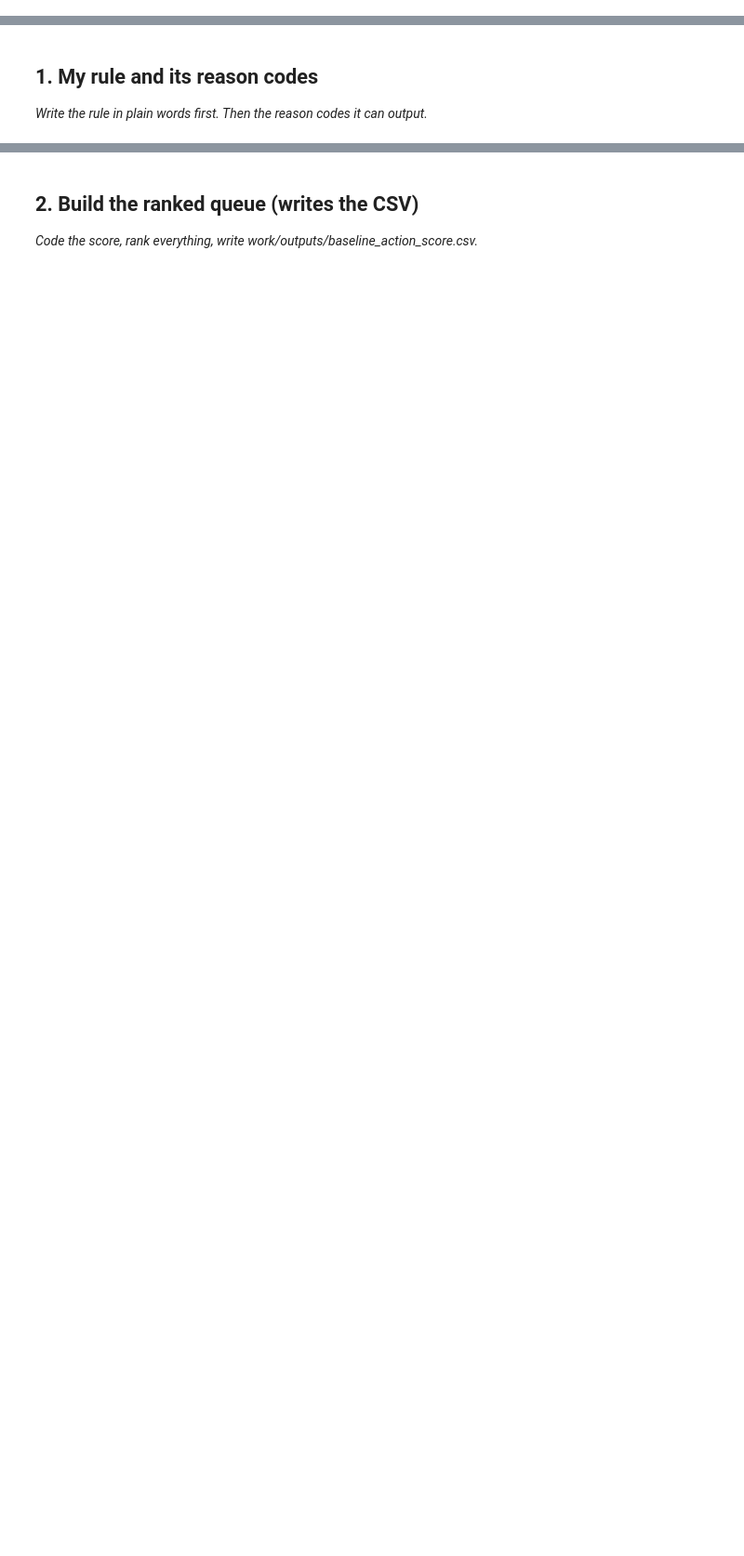
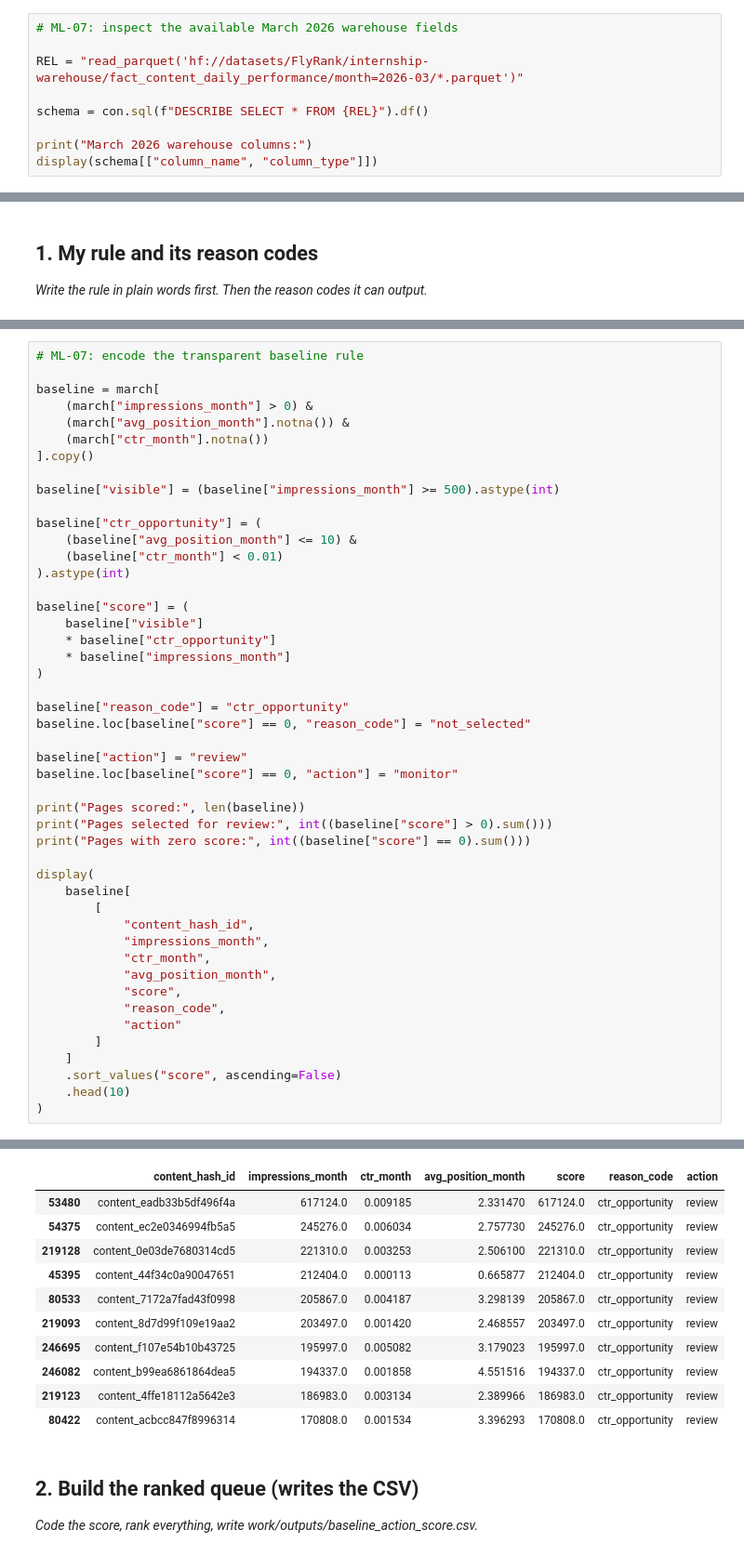
Before and after one commit to SNK005/flyrank-ml-internship, a Jupyter notebook: work/notebooks/w04_baseline_score.ipynb, the cells around one changed output, grey strips where cells are left out. Shown at 93% size. Drawn from its saved outputs; the diff is of its cells as text; blank space fills up the shorter version.

```diff
--- a/work/notebooks/w04_baseline_score.ipynb
+++ b/work/notebooks/w04_baseline_score.ipynb
@@ -8,0 +29,9 @@ This skeleton is yours to fill. Work the sections **in order** — each one has
+# %%
+# ML-07: inspect the available March 2026 warehouse fields
+
+REL = "read_parquet('hf://datasets/FlyRank/internship-warehouse/fact_content_daily_performance/month=2026-03/*.parquet')"
+
+schema = con.sql(f"DESCRIBE SELECT * FROM {REL}").df()
+
+print("March 2026 warehouse columns:")
+display(schema[["column_name", "column_type"]])
@@ -15,0 +172,48 @@ This skeleton is yours to fill. Work the sections **in order** — each one has
+# %%
+# ML-07: encode the transparent baseline rule
+
+baseline = march[
+    (march["impressions_month"] > 0) &
+    (march["avg_position_month"].notna()) &
+    (march["ctr_month"].notna())
+].copy()
+
+baseline["visible"] = (baseline["impressions_month"] >= 500).astype(int)
+
+baseline["ctr_opportunity"] = (
+    (baseline["avg_position_month"] <= 10) &
+    (baseline["ctr_month"] < 0.01)
+).astype(int)
+
+baseline["score"] = (
+    baseline["visible"]
+    * baseline["ctr_opportunity"]
+    * baseline["impressions_month"]
+)
+
+baseline["reason_code"] = "ctr_opportunity"
+baseline.loc[baseline["score"] == 0, "reason_code"] = "not_selected"
+
+baseline["action"] = "review"
+baseline.loc[baseline["score"] == 0, "action"] = "monitor"
+
+print("Pages scored:", len(baseline))
+print("Pages selected for review:", int((baseline["score"] > 0).sum()))
+print("Pages with zero score:", int((baseline["score"] == 0).sum()))
+
+display(
+    baseline[
+        [
+            "content_hash_id",
+            "impressions_month",
+            "ctr_month",
+            "avg_position_month",
+            "score",
+            "reason_code",
+            "action"
+        ]
+    ]
+    .sort_values("score", ascending=False)
+    .head(10)
+)
+# %% [output]
@@ -16,3 +223,14 @@ This skeleton is yours to fill. Work the sections **in order** — each one has
+|  | content_hash_id | impressions_month | ctr_month | avg_position_month | score | reason_code | action |
+| 53480 | content_eadb33b5df496f4a | 617124.0 | 0.009185 | 2.331470 | 617124.0 | ctr_opportunity | review |
+| 54375 | content_ec2e0346994fb5a5 | 245276.0 | 0.006034 | 2.757730 | 245276.0 | ctr_opportunity | review |
+| 219128 | content_0e03de7680314cd5 | 221310.0 | 0.003253 | 2.506100 | 221310.0 | ctr_opportunity | review |
+| 45395 | content_44f34c0a90047651 | 212404.0 | 0.000113 | 0.665877 | 212404.0 | ctr_opportunity | review |
+| 80533 | content_7172a7fad43f0998 | 205867.0 | 0.004187 | 3.298139 | 205867.0 | ctr_opportunity | review |
+| 219093 | content_8d7d99f109e19aa2 | 203497.0 | 0.001420 | 2.468557 | 203497.0 | ctr_opportunity | review |
+| 246695 | content_f107e54b10b43725 | 195997.0 | 0.005082 | 3.179023 | 195997.0 | ctr_opportunity | review |
+| 246082 | content_b99ea6861864dea5 | 194337.0 | 0.001858 | 4.551516 | 194337.0 | ctr_opportunity | review |
+| 219123 | content_4ffe18112a5642e3 | 186983.0 | 0.003134 | 2.389966 | 186983.0 | ctr_opportunity | review |
+| 80422 | content_acbcc847f8996314 | 170808.0 | 0.001534 | 3.396293 | 170808.0 | ctr_opportunity | review |
 # %% [markdown]
 ## 2. Build the ranked queue (writes the CSV)
 
```
Also changed, not shown: parts of 21 cells of this notebook.
